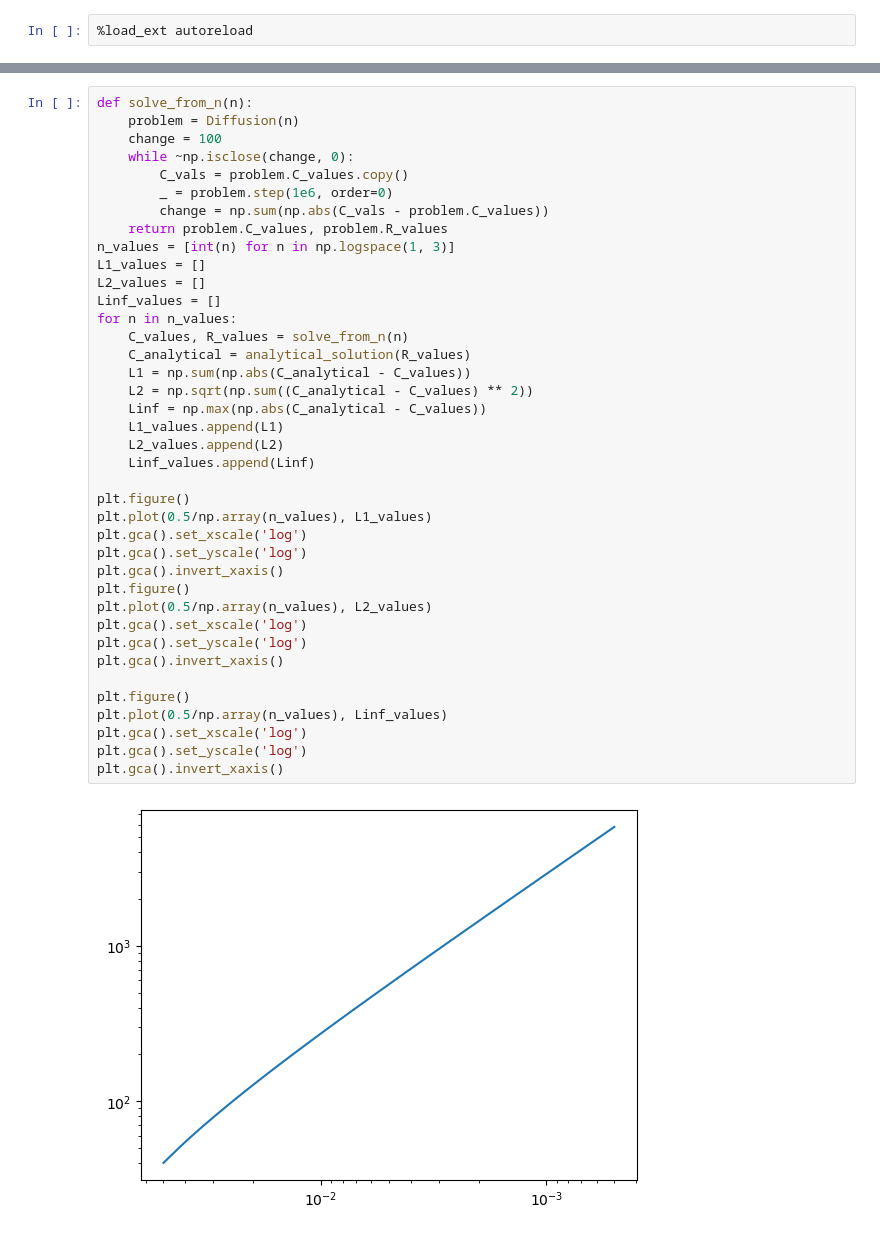
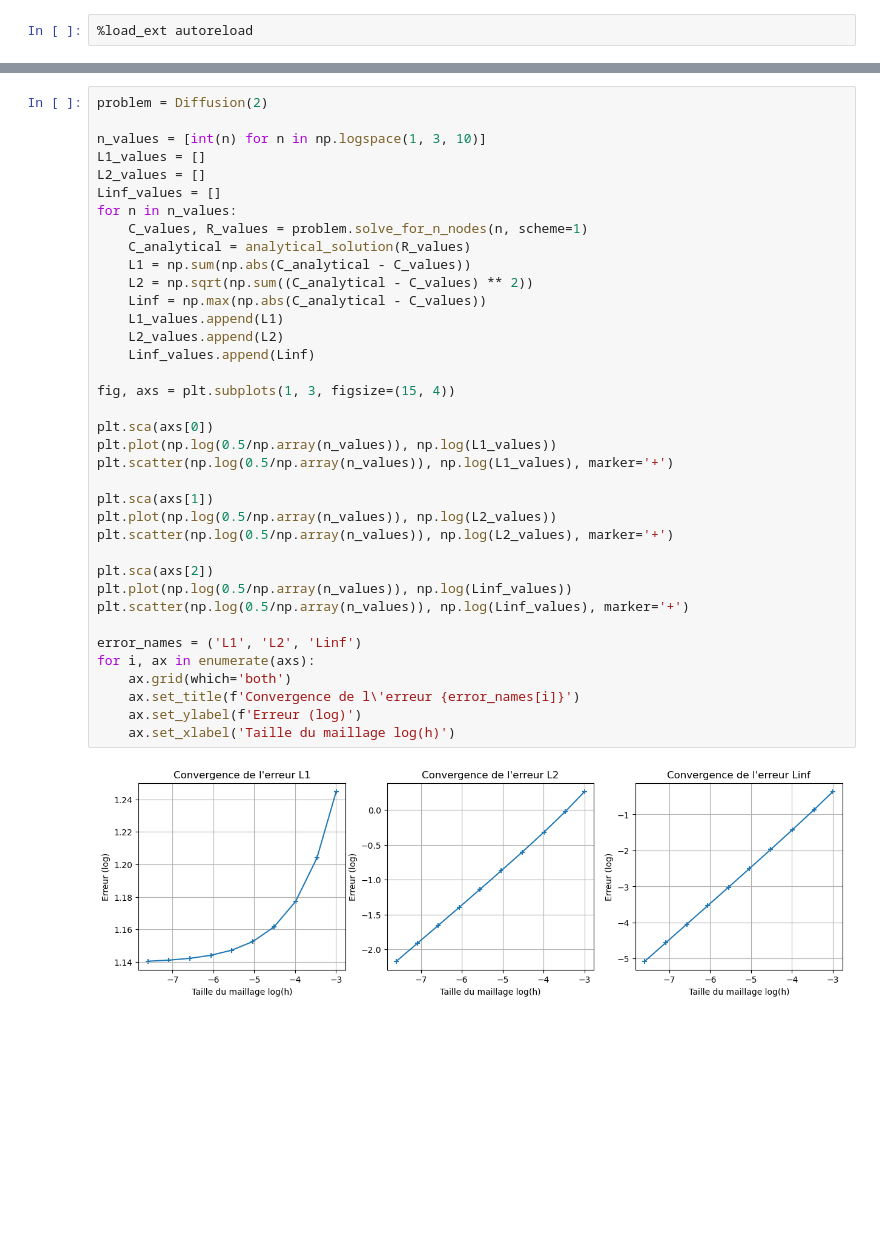
Before and after one commit to olivecha/MEC8211, a Jupyter notebook: scratch.ipynb, the cells around one changed output, grey strips where cells are left out. Saved outputs shown, nothing was run; the diff lists cells and outputs as text; blank space fills up the shorter version.

Commit message:
Updated scheme everything works

```diff
--- a/scratch.ipynb
+++ b/scratch.ipynb
@@ -38,41 +80,39 @@ array([  10.        ,   10.98541142,   12.06792641,   13.25711366,
 # %%
-def solve_from_n(n):
-    problem = Diffusion(n)
-    change = 100
-    while ~np.isclose(change, 0):
-        C_vals = problem.C_values.copy()
-        _ = problem.step(1e6, order=0)
-        change = np.sum(np.abs(C_vals - problem.C_values))
-    return problem.C_values, problem.R_values
-n_values = [int(n) for n in np.logspace(1, 3)]
+problem = Diffusion(2)
+
+n_values = [int(n) for n in np.logspace(1, 3, 10)]
 L1_values = []
 L2_values = []
 Linf_values = []
 for n in n_values:
-    C_values, R_values = solve_from_n(n)
+    C_values, R_values = problem.solve_for_n_nodes(n, scheme=1)
     C_analytical = analytical_solution(R_values)
     L1 = np.sum(np.abs(C_analytical - C_values))
     L2 = np.sqrt(np.sum((C_analytical - C_values) ** 2))
     Linf = np.max(np.abs(C_analytical - C_values))
     L1_values.append(L1)
     L2_values.append(L2)
     Linf_values.append(Linf)
 
-plt.figure()
-plt.plot(0.5/np.array(n_values), L1_values)
-plt.gca().set_xscale('log')
-plt.gca().set_yscale('log')
-plt.gca().invert_xaxis()
-plt.figure()
-plt.plot(0.5/np.array(n_values), L2_values)
-plt.gca().set_xscale('log')
-plt.gca().set_yscale('log')
-plt.gca().invert_xaxis()
+fig, axs = plt.subplots(1, 3, figsize=(15, 4))
 
-plt.figure()
-plt.plot(0.5/np.array(n_values), Linf_values)
-plt.gca().set_xscale('log')
-plt.gca().set_yscale('log')
-plt.gca().invert_xaxis()
+plt.sca(axs[0])
+plt.plot(np.log(0.5/np.array(n_values)), np.log(L1_values))
+plt.scatter(np.log(0.5/np.array(n_values)), np.log(L1_values), marker='+')
+
+plt.sca(axs[1])
+plt.plot(np.log(0.5/np.array(n_values)), np.log(L2_values))
+plt.scatter(np.log(0.5/np.array(n_values)), np.log(L2_values), marker='+')
+
+plt.sca(axs[2])
+plt.plot(np.log(0.5/np.array(n_values)), np.log(Linf_values))
+plt.scatter(np.log(0.5/np.array(n_values)), np.log(Linf_values), marker='+')
+
+error_names = ('L1', 'L2', 'Linf')
+for i, ax in enumerate(axs):
+    ax.grid(which='both')
+    ax.set_title(f'Convergence de l\'erreur {error_names[i]}')
+    ax.set_ylabel(f'Erreur (log)')
+    ax.set_xlabel('Taille du maillage log(h)')
 # %% [output]
-[figure, old version]
+[figure, new version]
```
Also changed, not shown: parts of 9 cells of this notebook, 1 other file.
